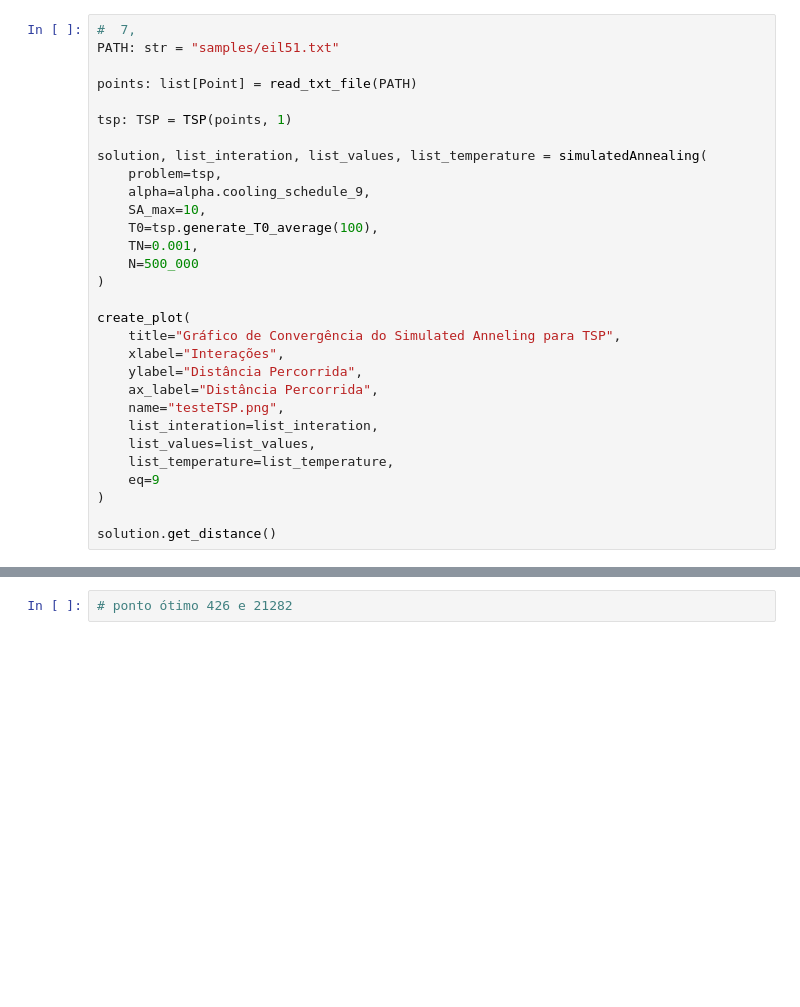
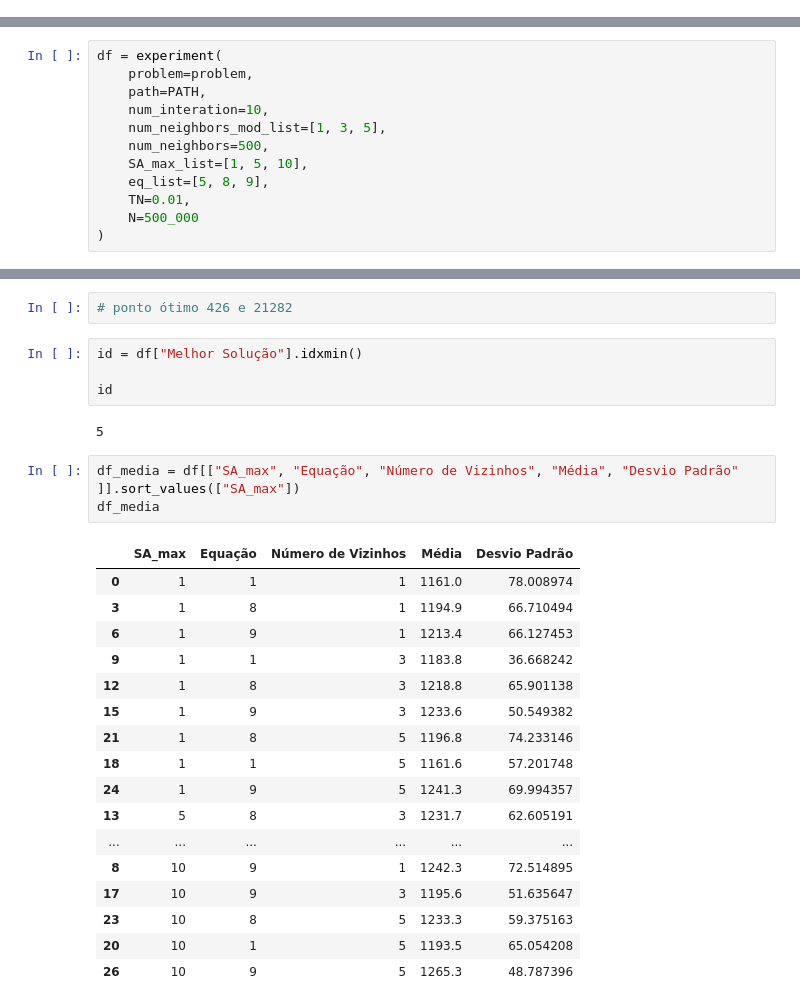
Before and after one commit to andreFelipeHFuck/IAR, a Jupyter notebook: SimulatedAnnealing/main.ipynb, the cells around one changed output, grey strips where cells are left out. Saved outputs shown, nothing was run; the diff lists cells and outputs as text; blank space fills up the shorter version.

```diff
--- a/SimulatedAnnealing/main.ipynb
+++ b/SimulatedAnnealing/main.ipynb
@@ -210,30 +17,0 @@ p: str = "TSP51"
-# %%
-#  7,
-PATH: str = "samples/eil51.txt"
-
-points: list[Point] = read_txt_file(PATH)
-
-tsp: TSP = TSP(points, 1)
-
-solution, list_interation, list_values, list_temperature = simulatedAnnealing(
-    problem=tsp,
-    alpha=alpha.cooling_schedule_9,
-    SA_max=10,
-    T0=tsp.generate_T0_average(100),
-    TN=0.001,
-    N=500_000
-)
-
-create_plot(
-    title="Gráfico de Convergência do Simulated Anneling para TSP",
-    xlabel="Interações",
-    ylabel="Distância Percorrida",
-    ax_label="Distância Percorrida",
-    name="testeTSP.png",
-    list_interation=list_interation,
-    list_values=list_values,
-    list_temperature=list_temperature,
-    eq=9
-)
-
-solution.get_distance()
@@ -242,0 +26,12 @@ solution.get_distance()
+# %%
+df = experiment(
+    problem=problem,
+    path=PATH,
+    num_interation=10,
+    num_neighbors_mod_list=[1, 3, 5],
+    num_neighbors=500,
+    SA_max_list=[1, 5, 10],
+    eq_list=[5, 8, 9],
+    TN=0.01,
+    N=500_000
+)
@@ -243,2 +60,29 @@ solution.get_distance()
 # %%
 # ponto ótimo 426 e 21282
+# %%
+id = df["Melhor Solução"].idxmin()
+
+id
+# %% [output]
+5
+# %%
+df_media = df[["SA_max", "Equação", "Número de Vizinhos", "Média", "Desvio Padrão" ]].sort_values(["SA_max"])
+df_media
+# %% [output]
+|  | SA_max | Equação | Número de Vizinhos | Média | Desvio Padrão |
+| 0 | 1 | 1 | 1 | 1161.0 | 78.008974 |
+| 3 | 1 | 8 | 1 | 1194.9 | 66.710494 |
+| 6 | 1 | 9 | 1 | 1213.4 | 66.127453 |
+| 9 | 1 | 1 | 3 | 1183.8 | 36.668242 |
+| 12 | 1 | 8 | 3 | 1218.8 | 65.901138 |
+| 15 | 1 | 9 | 3 | 1233.6 | 50.549382 |
+| 21 | 1 | 8 | 5 | 1196.8 | 74.233146 |
+| 18 | 1 | 1 | 5 | 1161.6 | 57.201748 |
+| 24 | 1 | 9 | 5 | 1241.3 | 69.994357 |
+| 13 | 5 | 8 | 3 | 1231.7 | 62.605191 |
+| ... | ... | ... | ... | ... | ... |
+| 8 | 10 | 9 | 1 | 1242.3 | 72.514895 |
+| 17 | 10 | 9 | 3 | 1195.6 | 51.635647 |
+| 23 | 10 | 8 | 5 | 1233.3 | 59.375163 |
+| 20 | 10 | 1 | 5 | 1193.5 | 65.054208 |
+| 26 | 10 | 9 | 5 | 1265.3 | 48.787396 |
```
Also changed, not shown: parts of 10 cells of this notebook, 5 other files.
